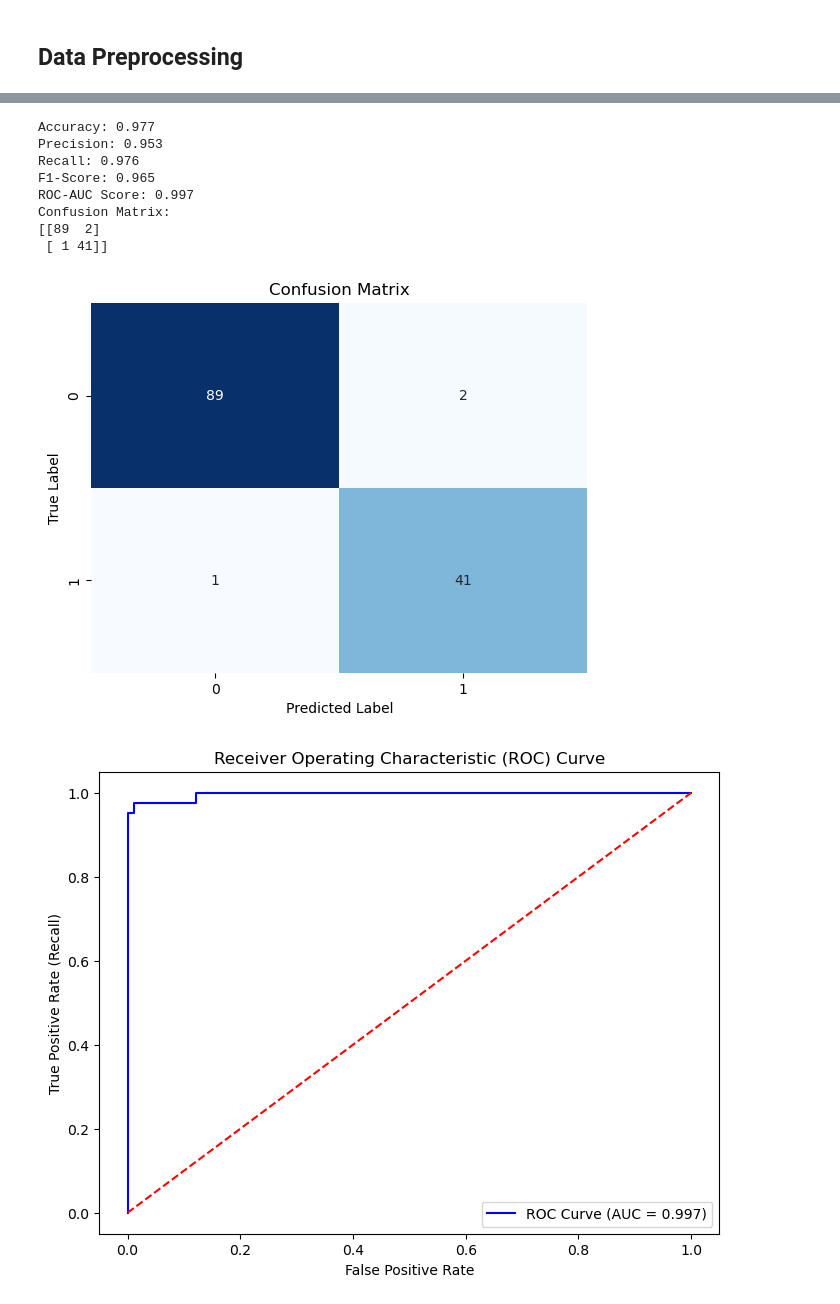
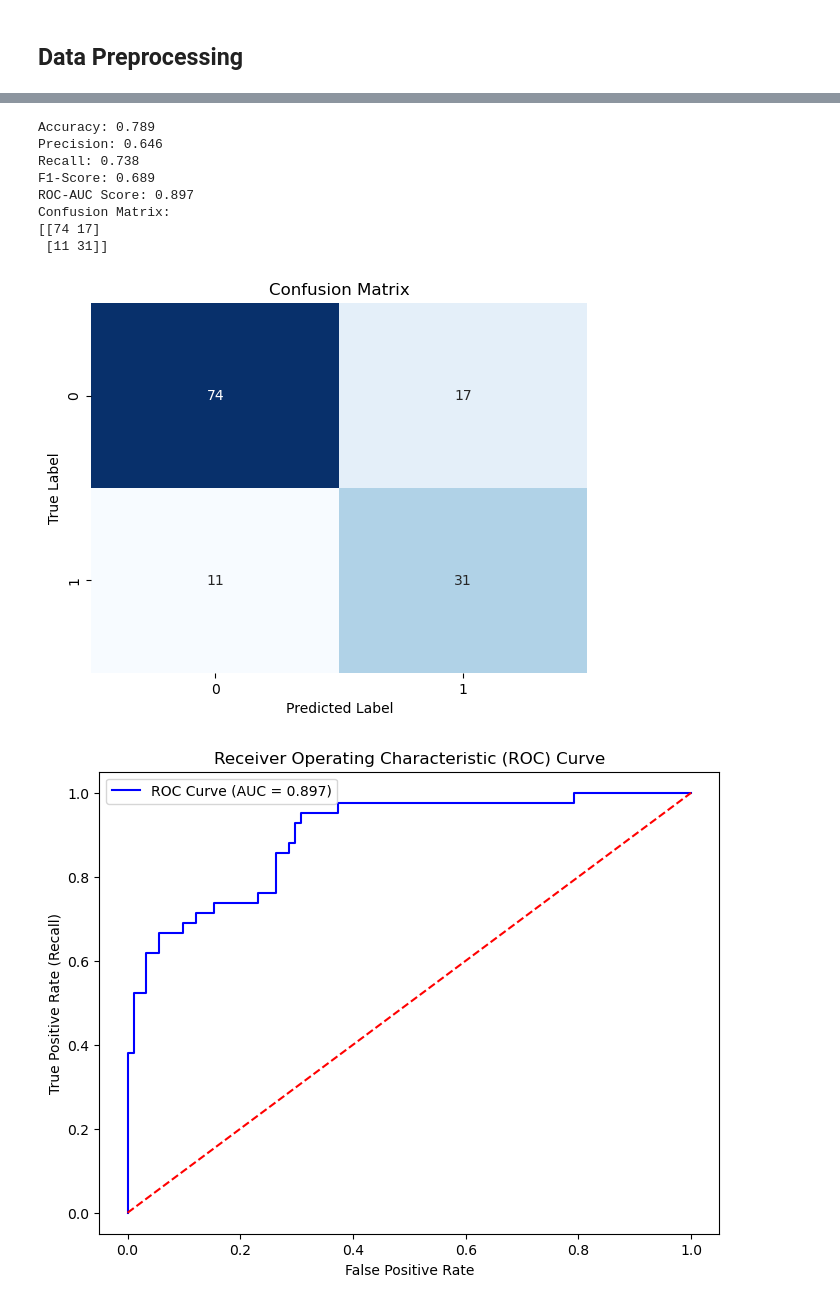
Before and after one commit to JuanRobledo12/gatech-ml-project, a Jupyter notebook: experiment_2.ipynb, the cells around one changed output, grey strips where cells are left out. Drawn from its saved outputs; the diff is of its cells as text; code cells hidden in the pictures.

```diff
--- a/experiment_2.ipynb
+++ b/experiment_2.ipynb
@@ -129,10 +129,14 @@ We can train the model with all the features and then eliminate the ones with we
 # %% [markdown]
 ## Data Preprocessing
 # %%
-# Split train and test sets
 y = df['Outcome']
 # X = df.drop(columns='Outcome')
 X = df.drop(columns=['Outcome', 'BloodPressure', 'DiabetesPedigreeFunction'])
+
+
+# Split train and test sets
+X_train, X_test, y_train, y_test = train_test_split(X, y, stratify=y, test_size=0.2, random_state=42)
+
 
 scaler_type = StandardScaler()
 
@@ -224,7 +228,7 @@ rf_grid_search = GridSearchCV(
 model_evaluation = ModelEvaluation()
 # %%
 # Run GridSearchCV for KNN
-knn_grid_search.fit(X, y)
+knn_grid_search.fit(X_train, y_train)
 print(f"Best KNN parameters: {knn_grid_search.best_params_}")
 print(f"Best KNN F1-score: {knn_grid_search.best_score_:.3f}")
 print('=' * 20)
@@ -234,7 +238,7 @@ Best KNN F1-score: 0.658
 ====================
 # %%
 # Run GridSearchCV for Random Forest
-rf_grid_search.fit(X, y)
+rf_grid_search.fit(X_train, y_train)
 print(f"Best RF parameters: {rf_grid_search.best_params_}")
 print(f"Best RF F1-score: {rf_grid_search.best_score_:.3f}")
 print('=' * 20)
@@ -268,14 +272,14 @@ Confusion Matrix:
 # %%
-model_evaluation.evaluate_classifier(X, y, rf_grid_search.best_estimator_, model_name='RandomForest', scaler_name=scaler_name, selected_features=selected_features, csv_file_path=results_file_path)
+model_evaluation.evaluate_classifier(X_test, y_test, rf_grid_search.best_estimator_, model_name='RandomForest', scaler_name=scaler_name, selected_features=selected_features, csv_file_path=results_file_path)
 # %% [output]
-Accuracy: 0.977
-Precision: 0.953
-Recall: 0.976
-F1-Score: 0.965
-ROC-AUC Score: 0.997
+Accuracy: 0.789
+Precision: 0.646
+Recall: 0.738
+F1-Score: 0.689
+ROC-AUC Score: 0.897
 Confusion Matrix:
-[[89  2]
- [ 1 41]]
+[[74 17]
+ [11 31]]
-[figure, old version]
+[figure, new version]
-[figure, old version]
+[figure, new version]
 # %%
```
Also changed, not shown: parts of 7 cells of this notebook, 5 other files.
